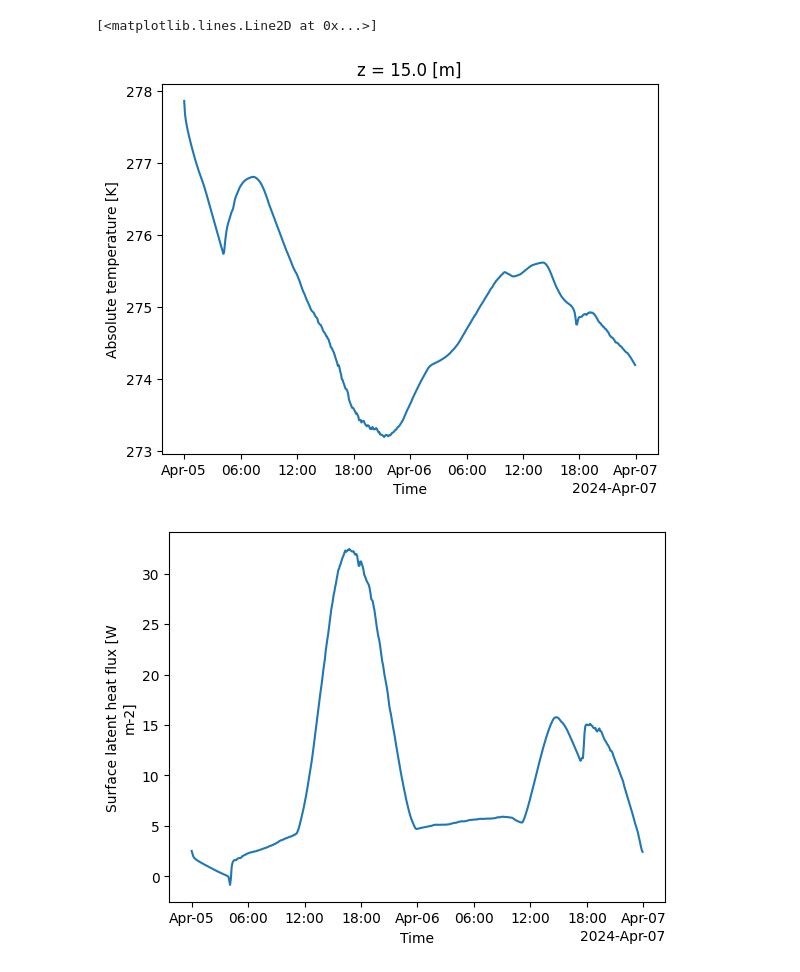
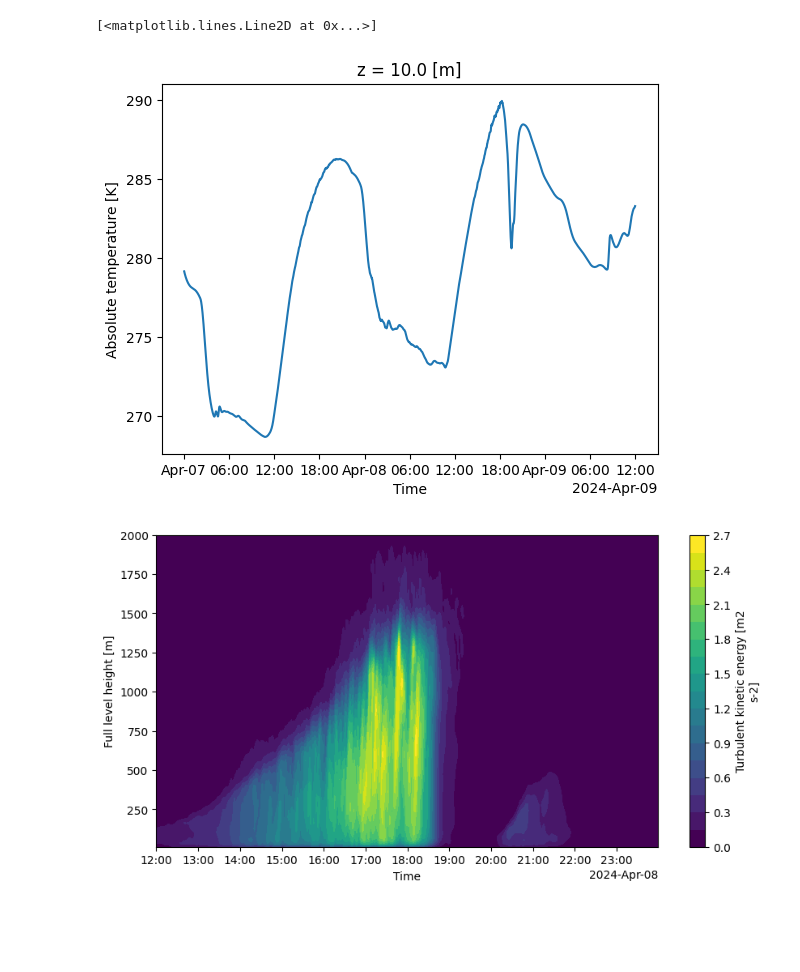
Before and after one commit to girishnigamanth/python_files, a Jupyter notebook: LSM/eclipse.ipynb, the cells around one changed output. Cells and saved outputs as stored; diff of their text form; code cells hidden in the pictures; blank space fills up the shorter version.

Commit message:
latest with eclipse code

```diff
--- a/LSM/eclipse.ipynb
+++ b/LSM/eclipse.ipynb
@@ -1,18 +1,28 @@
 # %%
 import open_xarray as ox
 import numpy as np
 import xarray as xr
 import matplotlib.pyplot as pl
 
-ds=ox.open_xarray('/users/PFS0220/graghuna/Other_HPCs/CLE.default.0000000.nc')
-ds1=ox.open_xarray('/fs/ess/PFS0220/LSM/Eclipse/SGP_20231014/SGP.default.0000000.nc')
+# Load the data
+ds=ox.open_xarray('/fs/ess/PFS0220/LSM/Eclipse/NY_20240408/NY.default.0000000.nc')
+ERA=xr.open_dataset('/users/PFS0220/graghuna/microhh/microhh_lagtraj/microhh/python/data/forcings/NY_20240408.kpt.nc',decode_times=True)
 
 pl.figure()
-ds.T.sel(z=15).plot.line(x='time')
+ds.T.sel(z=10).plot()
+
+pl.figure(figsize=(10,5))
+ds.isel(time=slice(36*120,48*120)).tke.sel(z=slice(10,2000)).plot.contourf(x='time',levels=20)
 
 pl.figure()
-ds.LE.plot()
+ds.qlqi.isel(time=slice(24*120,48*120)).plot.contourf(x='time',levels=20)
+
+pl.figure()
+ds.H.plot.line('r-',x='time')
+ds.LE.plot.line('b-',x='time')
+(-1*ERA['sfc_sens_flx']).plot.line('r--',x='time')
+(-1*ERA['sfc_lat_flx']).plot.line('b--',x='time')
 # %% [output]
 [<matplotlib.lines.Line2D at 0x...>]
-[figure, old version]
+[figure, new version]
-[figure, old version]
+[figure, new version]
```
Also changed, not shown: parts of 3 cells of this notebook, 8 other files.
